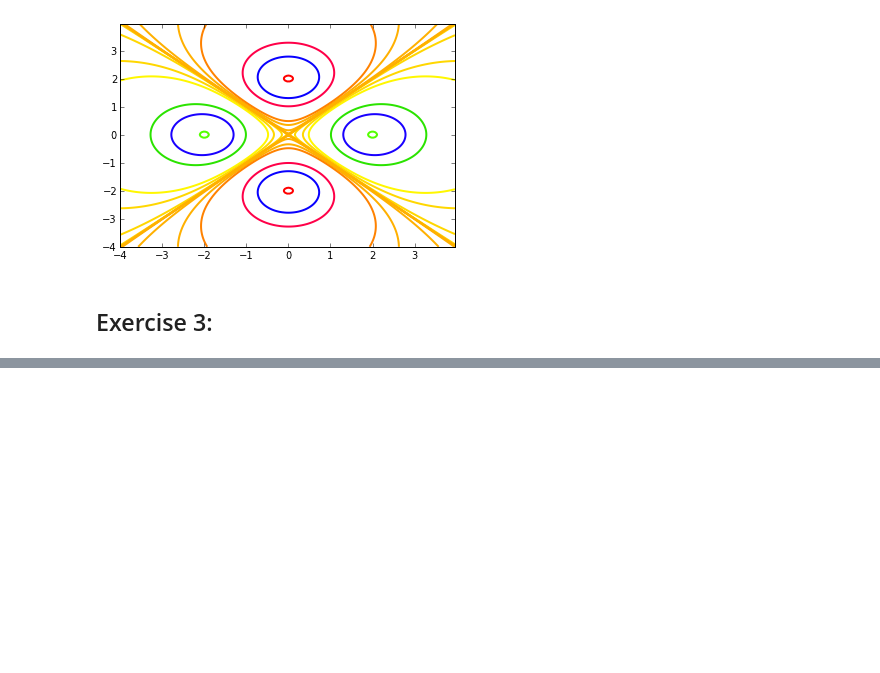
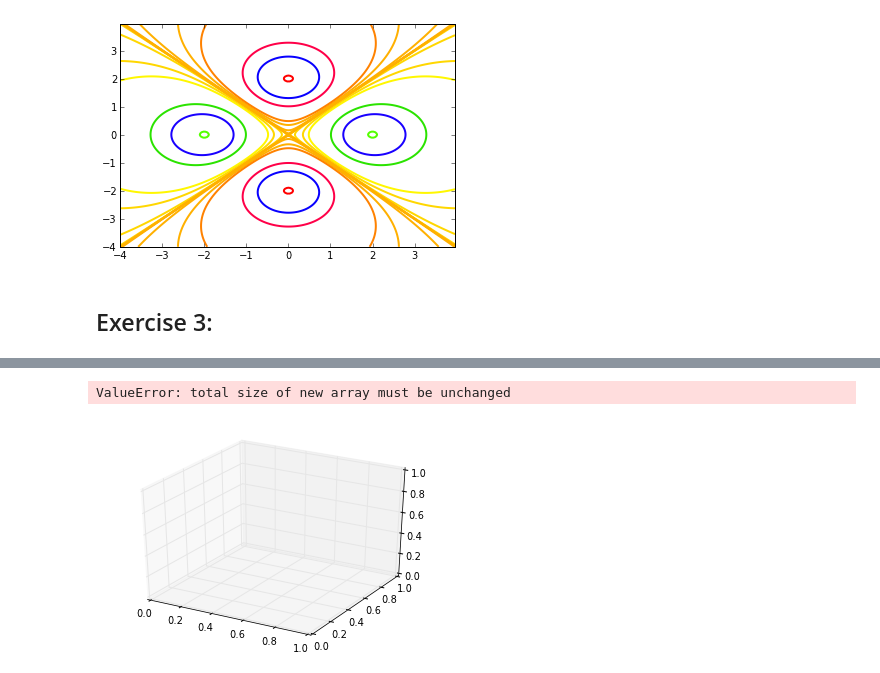
Before and after one commit to btaoPhys202/Phys202-S13, a Jupyter notebook: Week4/Tuesday_Notes.ipynb, the cells around one changed output, grey strips where cells are left out. Drawn from its saved outputs; the diff is of its cells as text; code cells hidden in the pictures; blank space fills up the shorter version.

```diff
--- a/Week4/Tuesday_Notes.ipynb
+++ b/Week4/Tuesday_Notes.ipynb
@@ -153,0 +176,19 @@ TypeError: len() of unsized object
+# %%
+dx = 8/(101.)
+dy = 8/(101.)
+x = arange(-4.,4.,dx)
+y = arange(-4.,4.,dy)
+X,Y = meshgrid(x,y)
+
+k = (8.987551787)*(10**9) #(N*m**2)/(C**2)
+q = e**(-9) #Coulombs
+d = 2 #meters
+V = pointPotential(x,y,-q,-d,0.)+pointPotential(x,y,-q,d,0.)+pointPotential(x,y,q,0.,d)+pointPotential(x,y,q,-0.,d)
+
+from mpl_toolkits.mplot3d import Axes3D
+fig = figure()
+ax = fig.gca(projection='3d')
+p = ax.plot_surface(X, Y, V, rstride=1, cstride=1, linewidth=1, cmap=cm.spectral)
+# %% [output]
+ValueError: total size of new array must be unchanged
+[figure, added]
```
Also changed, not shown: parts of 5 cells of this notebook, 1 other file.
